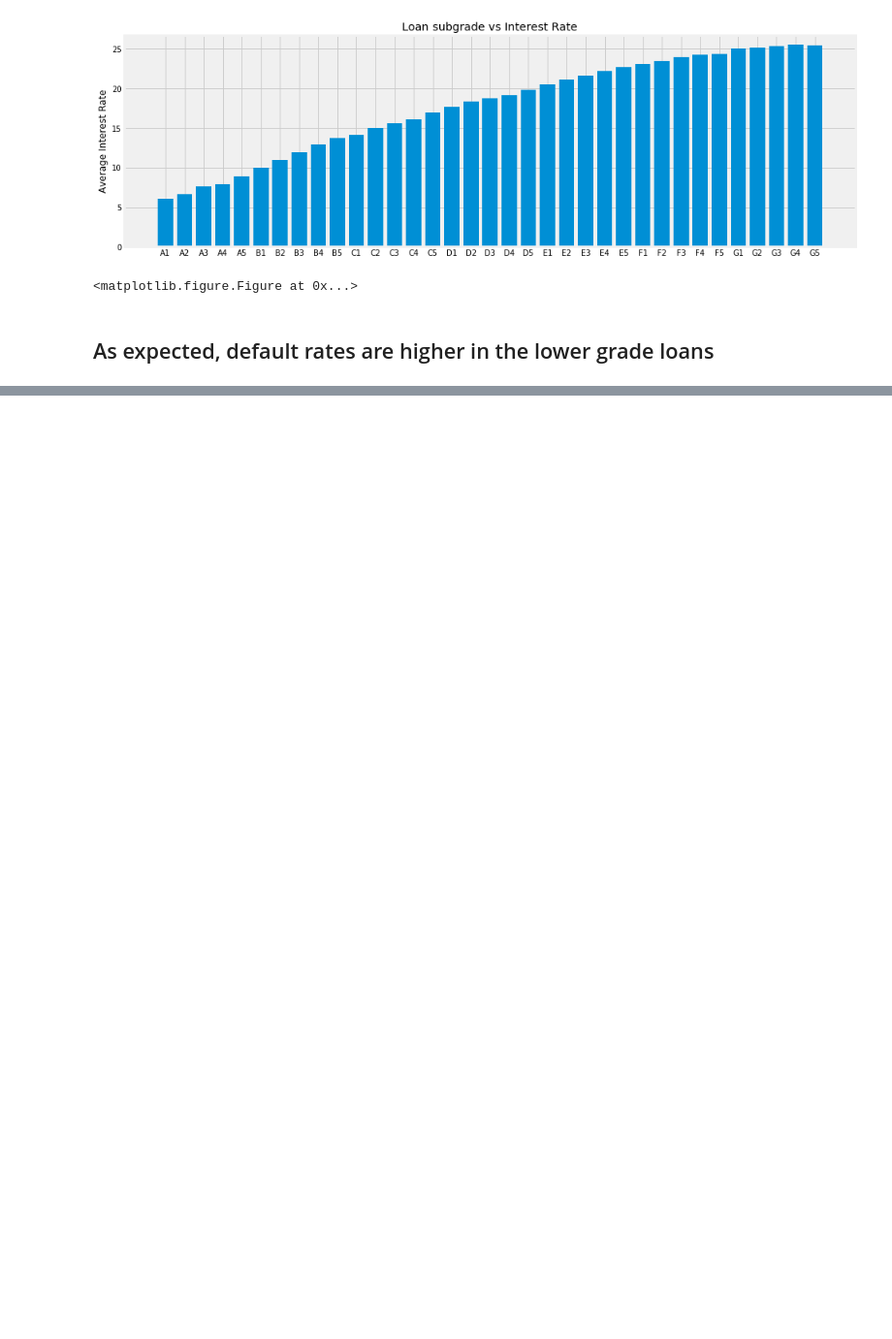
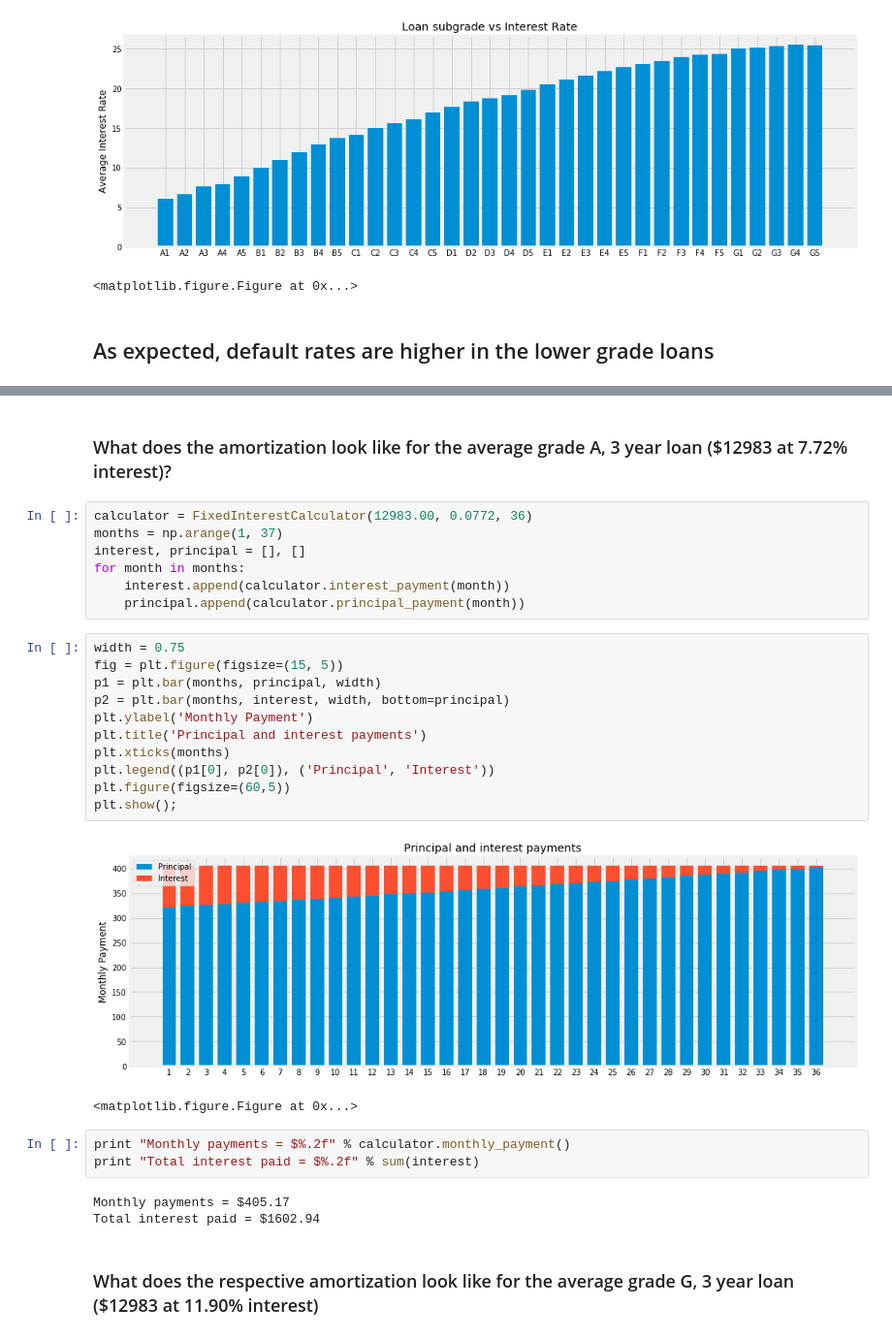
Before and after one commit to anishb/debt_management_analysis, a Jupyter notebook: Gamified Debt Consolidation.ipynb, the cells around one changed output, grey strips where cells are left out. Shown at 97% size. Cells and saved outputs as stored; diff of their text form; blank space fills up the shorter version.

Commit message:
Added amortization of A and G loans

```diff
--- a/Gamified Debt Consolidation.ipynb
+++ b/Gamified Debt Consolidation.ipynb
@@ -135,0 +195,31 @@ plt.show()
+# %% [markdown]
+### What does the amortization look like for the average grade A, 3 year loan ($12983 at 7.72% interest)?
+# %%
+calculator = FixedInterestCalculator(12983.00, 0.0772, 36)
+months = np.arange(1, 37)
+interest, principal = [], []
+for month in months:
+    interest.append(calculator.interest_payment(month))
+    principal.append(calculator.principal_payment(month))
+# %%
+width = 0.75
+fig = plt.figure(figsize=(15, 5))
+p1 = plt.bar(months, principal, width)
+p2 = plt.bar(months, interest, width, bottom=principal)
+plt.ylabel('Monthly Payment')
+plt.title('Principal and interest payments')
+plt.xticks(months)
+plt.legend((p1[0], p2[0]), ('Principal', 'Interest'))
+plt.figure(figsize=(60,5))
+plt.show();
+# %% [output]
+[figure, added]
+<matplotlib.figure.Figure at 0x...>
+# %%
+print "Monthly payments = $%.2f" % calculator.monthly_payment()
+print "Total interest paid = $%.2f" % sum(interest)
+# %% [output]
+Monthly payments = $405.17
+Total interest paid = $1602.94
+# %% [markdown]
+### What does the respective amortization look like for the average grade G, 3 year loan ($12983 at 11.90% interest)
```
Also changed, not shown: parts of 10 cells of this notebook.
